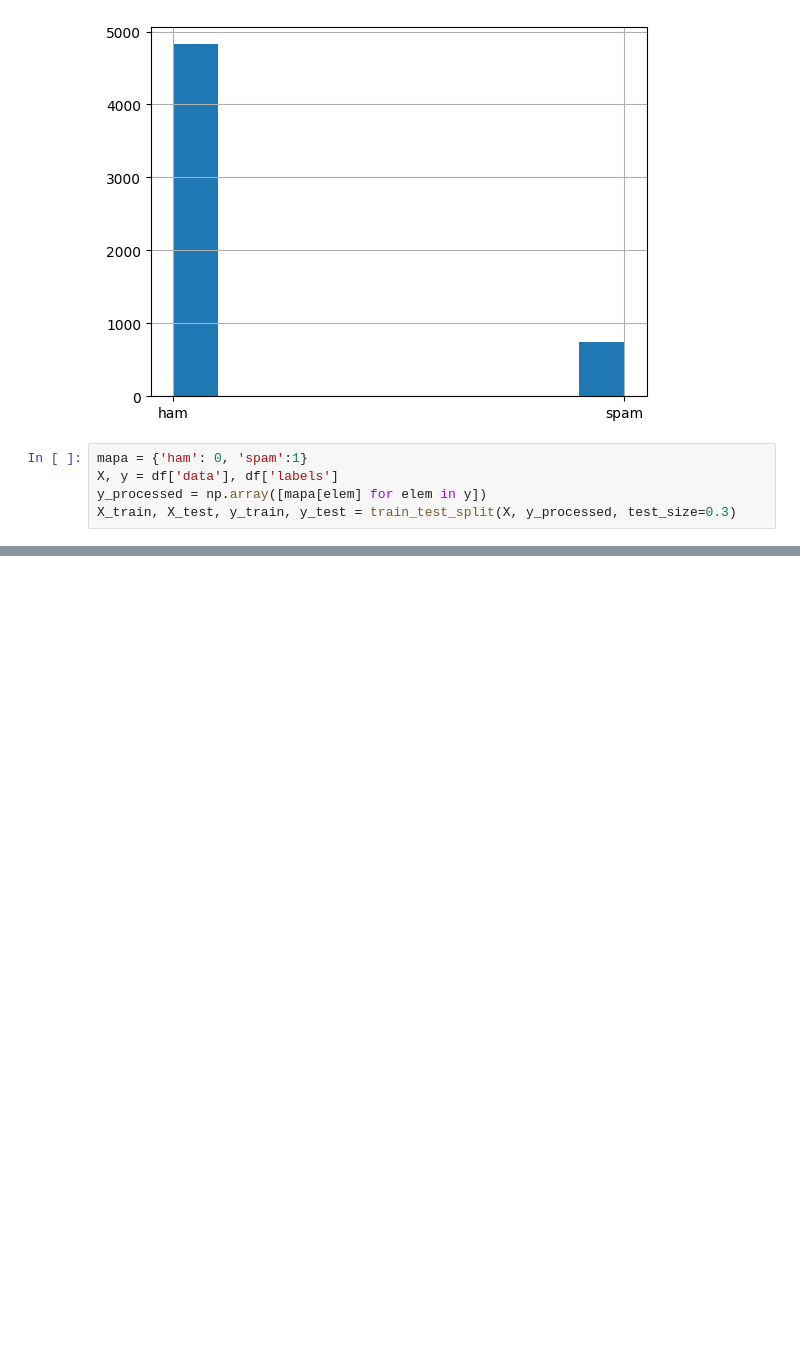
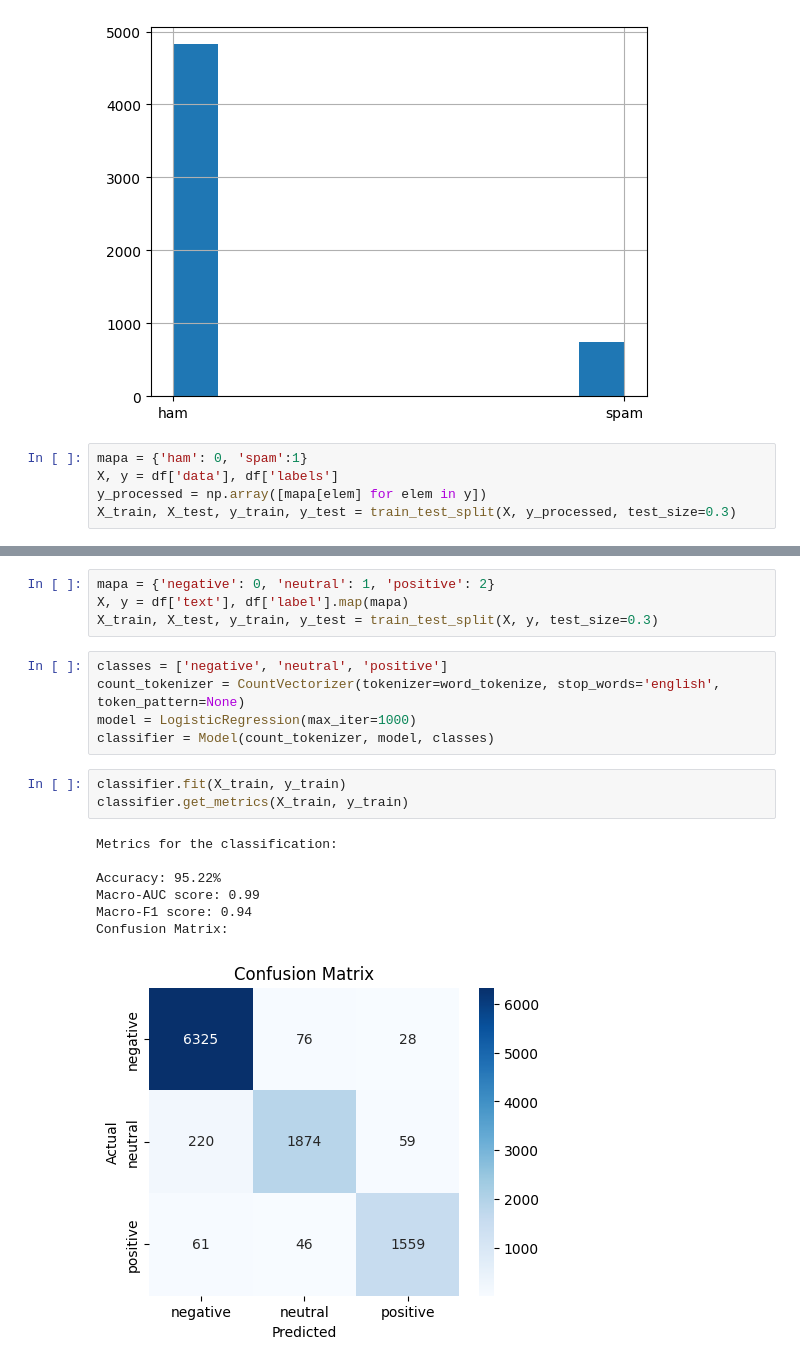
Before and after one commit to PedroFerreira03/NLP, a Jupyter notebook: course_notebook.ipynb, the cells around one changed output, grey strips where cells are left out. Cells and saved outputs as stored; diff of their text form; blank space fills up the shorter version.

```diff
--- a/course_notebook.ipynb
+++ b/course_notebook.ipynb
@@ -1344,0 +1384,20 @@ Confusion Matrix:
+# %%
+mapa = {'negative': 0, 'neutral': 1, 'positive': 2}
+X, y = df['text'], df['label'].map(mapa)
+X_train, X_test, y_train, y_test = train_test_split(X, y, test_size=0.3)
+# %%
+classes = ['negative', 'neutral', 'positive']
+count_tokenizer = CountVectorizer(tokenizer=word_tokenize, stop_words='english', token_pattern=None)
+model = LogisticRegression(max_iter=1000)
+classifier = Model(count_tokenizer, model, classes)
+# %%
+classifier.fit(X_train, y_train)
+classifier.get_metrics(X_train, y_train)
+# %% [output]
+Metrics for the classification:
+
+Accuracy: 95.22%
+Macro-AUC score: 0.99
+Macro-F1 score: 0.94
+Confusion Matrix:
+[figure, added]
```
Also changed, not shown: parts of 10 cells of this notebook.
